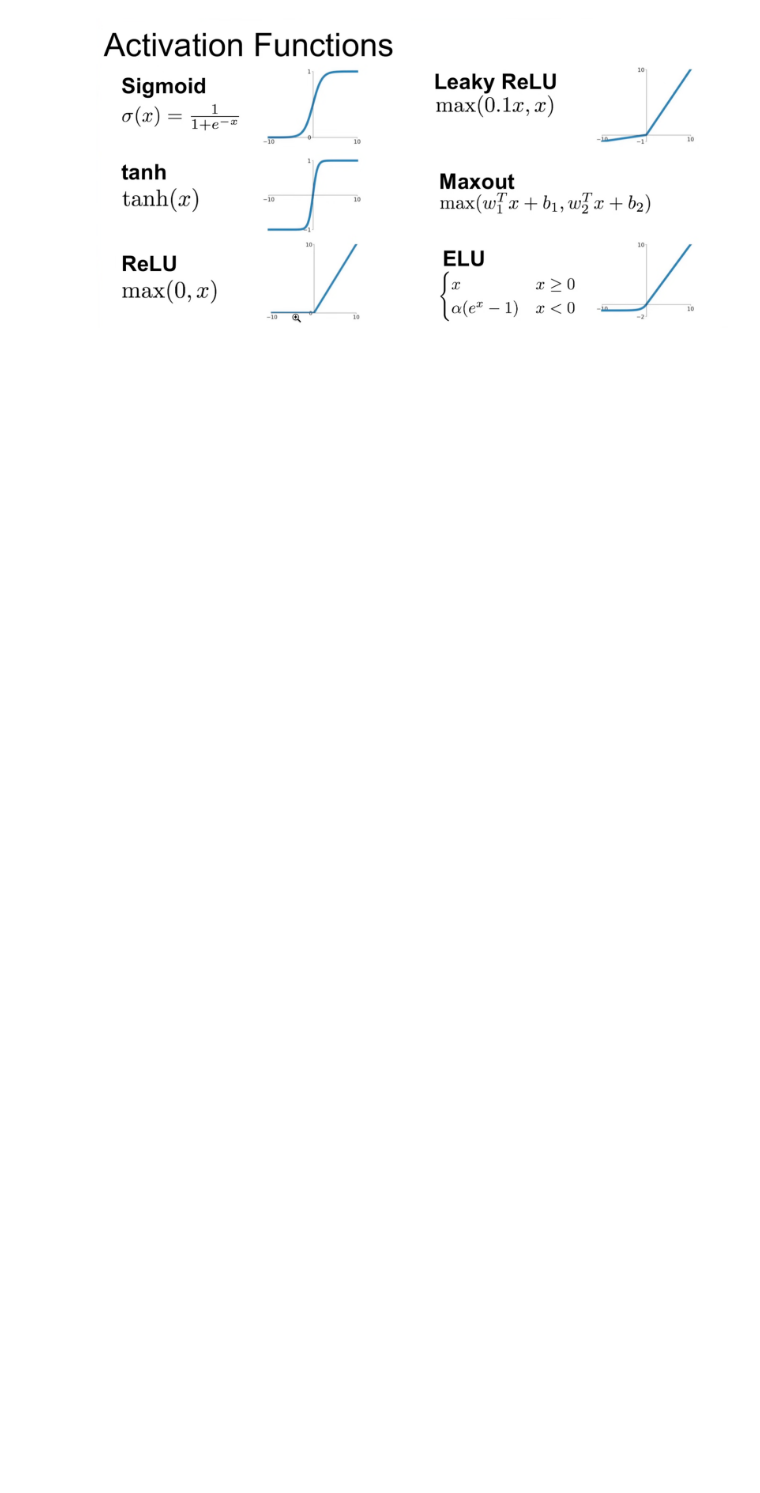
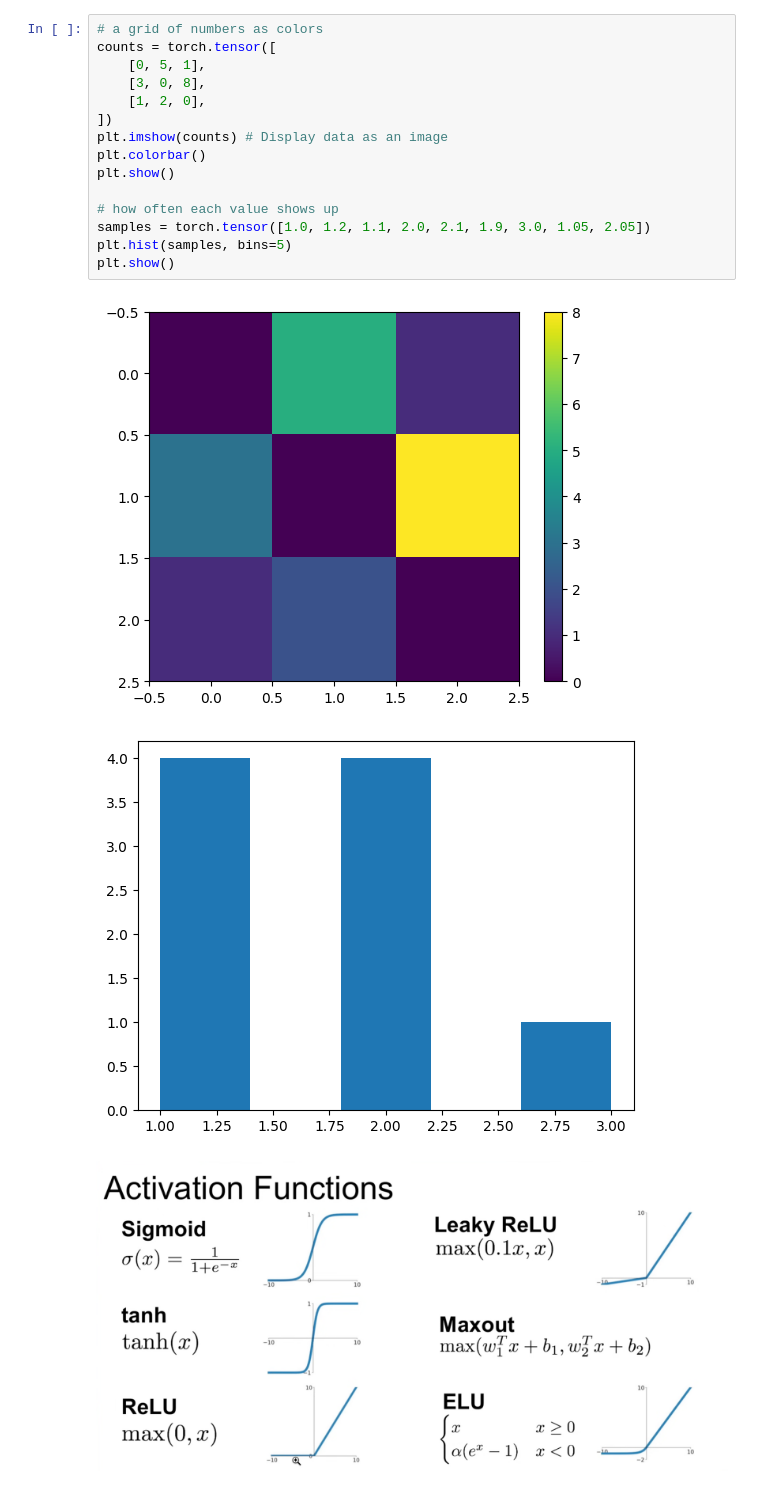
Before and after one commit to SvetoslavNikov/NN_intro, a Jupyter notebook: svetoslav_notebooks/ep4/hmm.ipynb, the cells around one changed output. Cells and saved outputs as stored; diff of their text form; blank space fills up the shorter version.

```diff
--- a/svetoslav_notebooks/ep4/hmm.ipynb
+++ b/svetoslav_notebooks/ep4/hmm.ipynb
@@ -1,2 +6,20 @@
+# %%
+# a grid of numbers as colors
+counts = torch.tensor([
+    [0, 5, 1],
+    [3, 0, 8],
+    [1, 2, 0],
+])
+plt.imshow(counts) # Display data as an image
+plt.colorbar()
+plt.show()
+
+# how often each value shows up
+samples = torch.tensor([1.0, 1.2, 1.1, 2.0, 2.1, 1.9, 3.0, 1.05, 2.05])
+plt.hist(samples, bins=5)
+plt.show()
+# %% [output]
+[figure, added]
+[figure, added]
 # %% [markdown]
 ![image.png](attachment:d484d070-5d1d-4224-89cf-fb99c84c4fa1.png)
```
Also changed, not shown: parts of 1 cell of this notebook, 7 other files.
